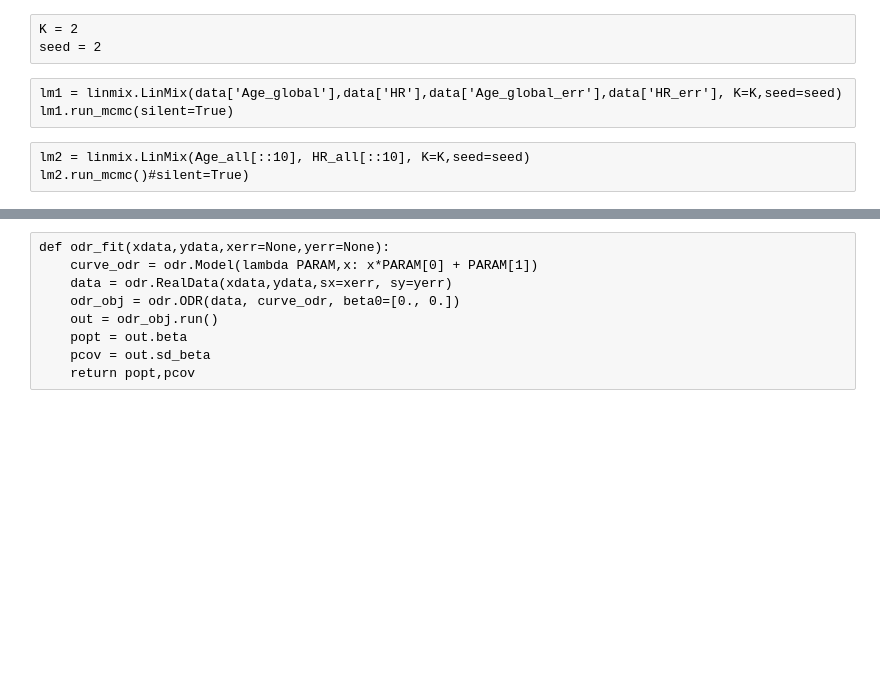
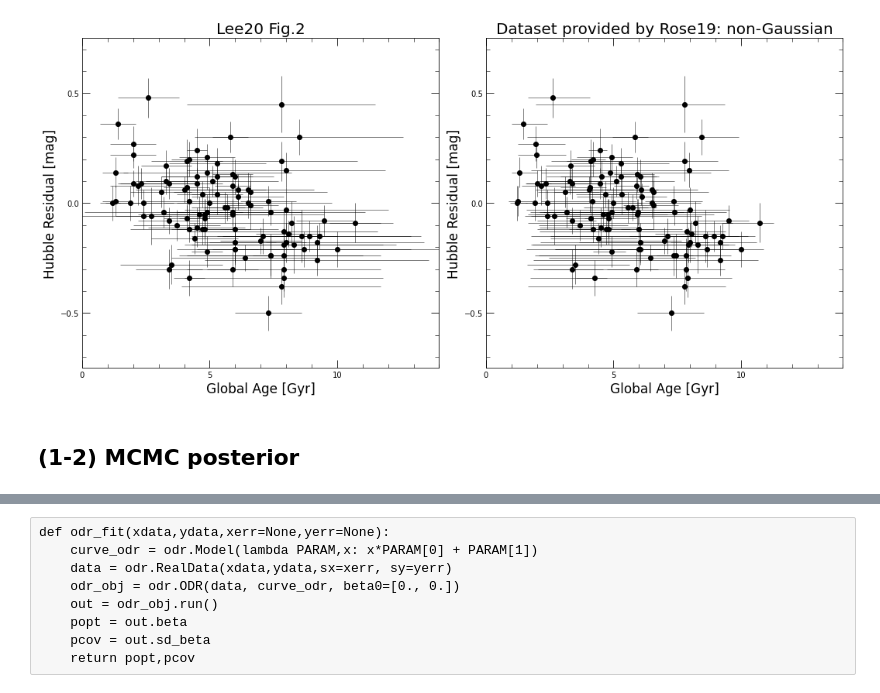
Before and after one commit to ketozhang/statistical-methods-on-sne-ia-luminosity-evolution, a Jupyter notebook: linmix.ipynb, the cells around one changed output, grey strips where cells are left out. Saved outputs shown, nothing was run; the diff lists cells and outputs as text; code cells hidden in the pictures; blank space fills up the shorter version.

```diff
--- a/linmix.ipynb
+++ b/linmix.ipynb
@@ -84,9 +0,0 @@ plt.tight_layout()
-# %% [raw]
-K = 2
-seed = 2
-# %% [raw]
-lm1 = linmix.LinMix(data['Age_global'],data['HR'],data['Age_global_err'],data['HR_err'], K=K,seed=seed)
-lm1.run_mcmc(silent=True)
-# %% [raw]
-lm2 = linmix.LinMix(Age_all[::10], HR_all[::10], K=K,seed=seed)
-lm2.run_mcmc()#silent=True)
@@ -92,0 +13,30 @@ lm2.run_mcmc()#silent=True)
+# %%
+data = pd.read_csv('data/HRvsAge_Median+STD+Bounds.csv')
+
+# prepare an array for uneven errorbars
+xerr = np.array([data['Age_median'].values - data['Age_lower'].values ,data['Age_upper'].values - data['Age_median'].values])
+# %%
+fig, (ax1,ax2) = plt.subplots(1,2,figsize=(15,7))
+
+ax1.errorbar(data['Age_global'],data['HR'],yerr=data['HR_err'],xerr=data['Age_global_err'],fmt='ko',lw=0.5)
+ax2.errorbar(data['Age_median'],data['HR'],yerr=data['HR_err'],xerr=xerr,fmt='ko',lw=0.5)
+
+ax1.set_title('Lee20 Fig.2',fontsize=20)
+ax2.set_title('Dataset provided by Rose19: non-Gaussian',fontsize=20)
+for ax in [ax1,ax2]:
+    ax.set_xlabel('Global Age [Gyr]',fontsize=17)
+    ax.set_ylabel('Hubble Residual [mag]',fontsize=17)
+    ax.set_xlim(0,14)
+    ax.set_ylim(-0.75,0.75)
+    ax.tick_params(which='major', length=10, direction='in',right=True,top=True)
+    ax.tick_params(which='minor', length=5, direction='in',right=True,top=True)
+    ax.xaxis.set_major_locator(MultipleLocator(5))
+    ax.xaxis.set_minor_locator(MultipleLocator(1))
+    ax.yaxis.set_major_locator(MultipleLocator(0.5))
+    ax.yaxis.set_minor_locator(MultipleLocator(0.1))
+
+plt.tight_layout()
+# %% [output]
+[figure, added]
+# %% [markdown]
+## (1-2) MCMC posterior
```
Also changed, not shown: parts of 22 cells of this notebook, 1 other file.
